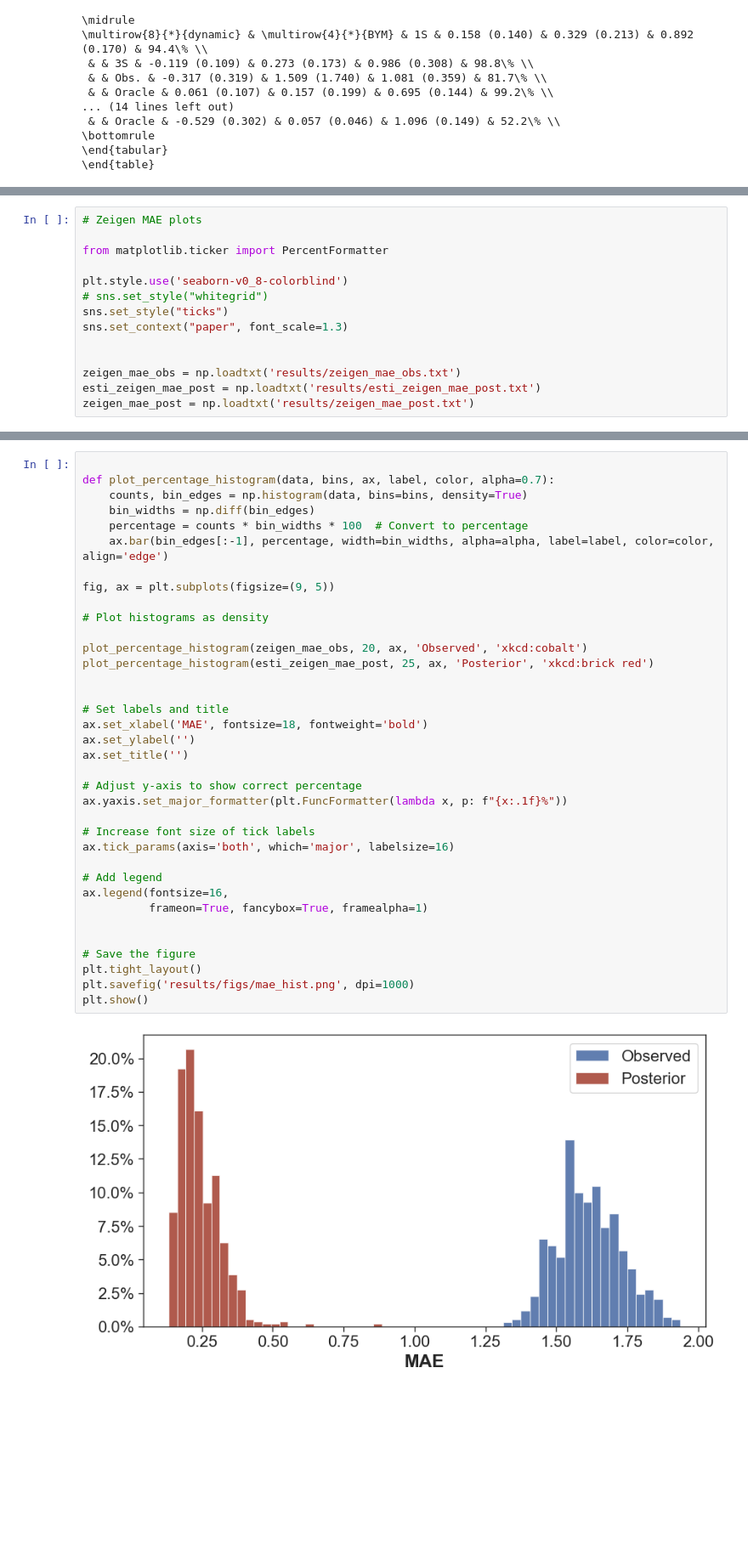
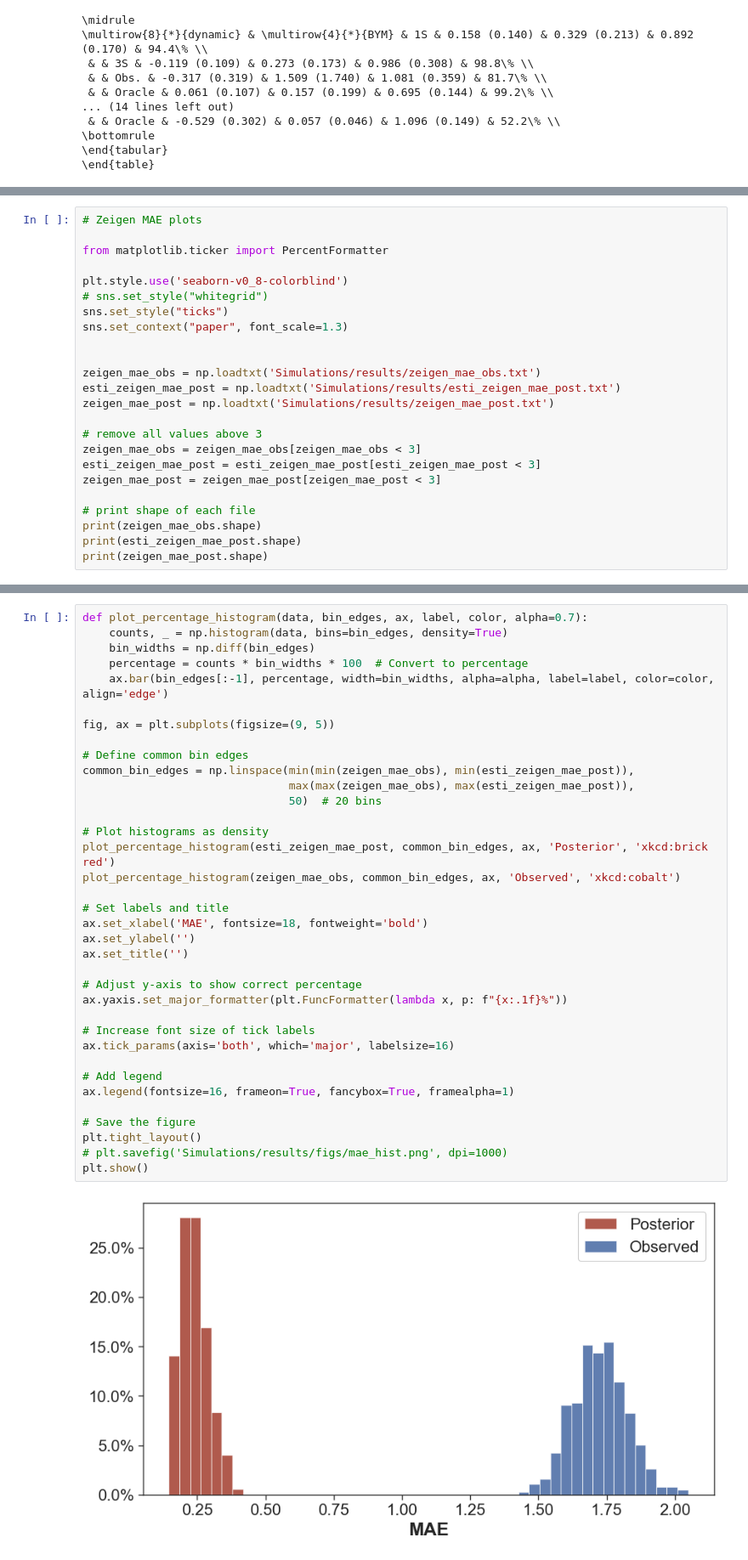
Before and after one commit to barwein/BayesProxyNets, a Jupyter notebook: Simulations/Sim_results_analysis.ipynb, the cells around one changed output, grey strips where cells are left out. Shown at 85% size. Drawn from its saved outputs; the diff is of its cells as text; blank space fills up the shorter version.

Commit message:
BYM dgp sim results

```diff
--- a/Simulations/Sim_results_analysis.ipynb
+++ b/Simulations/Sim_results_analysis.ipynb
@@ -291,6 +291,16 @@ sns.set_style("ticks")
 sns.set_context("paper", font_scale=1.3)
 
 
-zeigen_mae_obs = np.loadtxt('results/zeigen_mae_obs.txt')
-esti_zeigen_mae_post = np.loadtxt('results/esti_zeigen_mae_post.txt')
-zeigen_mae_post = np.loadtxt('results/zeigen_mae_post.txt')
+zeigen_mae_obs = np.loadtxt('Simulations/results/zeigen_mae_obs.txt')
+esti_zeigen_mae_post = np.loadtxt('Simulations/results/esti_zeigen_mae_post.txt')
+zeigen_mae_post = np.loadtxt('Simulations/results/zeigen_mae_post.txt')
+
+# remove all values above 3
+zeigen_mae_obs = zeigen_mae_obs[zeigen_mae_obs < 3]
+esti_zeigen_mae_post = esti_zeigen_mae_post[esti_zeigen_mae_post < 3]
+zeigen_mae_post = zeigen_mae_post[zeigen_mae_post < 3]
+
+# print shape of each file
+print(zeigen_mae_obs.shape)
+print(esti_zeigen_mae_post.shape)
+print(zeigen_mae_post.shape)
@@ -297,38 +311,38 @@ zeigen_mae_post = np.loadtxt('results/zeigen_mae_post.txt')
 # %%
-
-def plot_percentage_histogram(data, bins, ax, label, color, alpha=0.7):
-    counts, bin_edges = np.histogram(data, bins=bins, density=True)
+def plot_percentage_histogram(data, bin_edges, ax, label, color, alpha=0.7):
+    counts, _ = np.histogram(data, bins=bin_edges, density=True)
     bin_widths = np.diff(bin_edges)
     percentage = counts * bin_widths * 100  # Convert to percentage
     ax.bar(bin_edges[:-1], percentage, width=bin_widths, alpha=alpha, label=label, color=color, align='edge')
 
 fig, ax = plt.subplots(figsize=(9, 5))
 
+# Define common bin edges
+common_bin_edges = np.linspace(min(min(zeigen_mae_obs), min(esti_zeigen_mae_post)),
+                               max(max(zeigen_mae_obs), max(esti_zeigen_mae_post)),
+                               50)  # 20 bins
+
 # Plot histograms as density
-
-plot_percentage_histogram(zeigen_mae_obs, 20, ax, 'Observed', 'xkcd:cobalt')
-plot_percentage_histogram(esti_zeigen_mae_post, 25, ax, 'Posterior', 'xkcd:brick red')
-
+plot_percentage_histogram(esti_zeigen_mae_post, common_bin_edges, ax, 'Posterior', 'xkcd:brick red')
+plot_percentage_histogram(zeigen_mae_obs, common_bin_edges, ax, 'Observed', 'xkcd:cobalt')
 
 # Set labels and title
 ax.set_xlabel('MAE', fontsize=18, fontweight='bold')
 ax.set_ylabel('')
 ax.set_title('')
 
 # Adjust y-axis to show correct percentage
 ax.yaxis.set_major_formatter(plt.FuncFormatter(lambda x, p: f"{x:.1f}%"))
 
 # Increase font size of tick labels
 ax.tick_params(axis='both', which='major', labelsize=16)
 
 # Add legend
-ax.legend(fontsize=16,
-          frameon=True, fancybox=True, framealpha=1)
-
+ax.legend(fontsize=16, frameon=True, fancybox=True, framealpha=1)
 
 # Save the figure
 plt.tight_layout()
-plt.savefig('results/figs/mae_hist.png', dpi=1000)
+# plt.savefig('Simulations/results/figs/mae_hist.png', dpi=1000)
 plt.show()
 # %% [output]
-[figure, old version]
+[figure, new version]
```
Also changed, not shown: parts of 3 cells of this notebook, 3 other files.
